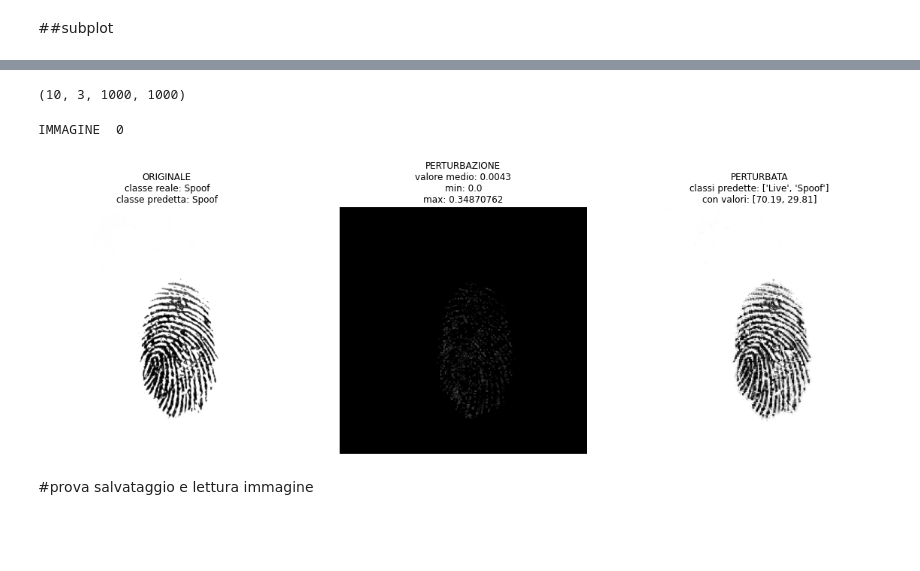
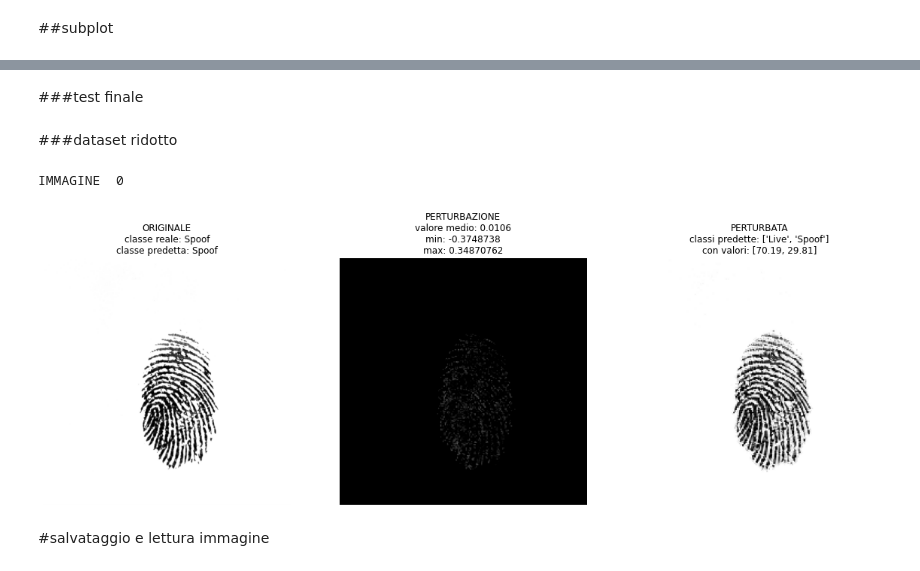
Before and after one commit to umbertogagl97/Tesi, a Jupyter notebook: Impronte/AttaccoScanner/Attacco_IFGM_completo_0_1.ipynb, the cells around one changed output, grey strips where cells are left out. Saved outputs shown, nothing was run; the diff lists cells and outputs as text; code cells hidden in the pictures; blank space fills up the shorter version.

```diff
--- a/Impronte/AttaccoScanner/Attacco_IFGM_completo_0_1.ipynb
+++ b/Impronte/AttaccoScanner/Attacco_IFGM_completo_0_1.ipynb
@@ -201,8 +186,9 @@ def compute_perturb(x,x_adv):
 # %% [markdown]
 ##Print subplot
 # %%
-def print_subplot(perturb,x_test,y_test,preds,x_test_adv,value_preds_adv,normalize=False):
+def print_subplot(perturb,x_test,y_test,preds,x_test_adv,value_preds_adv):
   '''
+    perturb: perturbazioni
     x_test: img originali
     y_test: classi originali
     preds: classi predette per img originali
@@ -210,15 +196,6 @@ def print_subplot(perturb,x_test,y_test,preds,x_test_adv,value_preds_adv,normali
     value_preds_adv: probabilità predette img contraddittorie
     normalize: se True normalizza le immagini
   '''
-
-  if normalize:
-    min,max=np.min(x_test),np.max(x_test)
-    x_test = (x_test - min) / (max - min)
-    min,max=np.min(x_test_adv),np.max(x_test_adv)
-    x_test_adv = (x_test_adv - min) / (max - min)
-
-
-  #perturb,val_pert,perturb_norm=compute_perturb(x_test,x_test_adv)
 
   #nel seguente ciclo for si crea un vettore delle classi predette ordinato per probabilità decrescente
   for i in range(len(x_test)):#(x_test.shape[0]):
@@ -266,13 +241,13 @@ con media senza datframe
 # %%
-def test_average_preds(classifier,input):
+def test_average(classifier,input):
   '''
   model: model trained
   test_loader: dataloader
-  return: pred: classe predetta, probabilities: probabilità per entrambe le classi
+  return: pred: classe predetta, probabilities, values
   '''
   preds=[]
   #value=[]
-  prob=nn.Softmax()
+  prob=nn.Softmax(dim=0)
 
   if input.shape[2]!=1000:
     input=transf_init(input)
@@ -290,7 +265,8 @@ def test_average_preds(classifier,input):
     spoof+=outputs[0][1]
   live=live/10
   spoof=spoof/10
-  predicted=np.argmax([live,spoof])
-  probabilities=prob(torch.Tensor([live,spoof])).numpy()
+  values=[live,spoof]
+  predicted=np.argmax(values)
+  probabilities=prob(torch.Tensor(values)).numpy()
 
-  return predicted,probabilities
+  return predicted,probabilities,values
@@ -695,7 +685,7 @@ from PIL import Image, ImageFile
 ImageFile.LOAD_TRUNCATED_IMAGES = True
 import random
 # FGM
-attack = IterativeFastGradientMethod(estimator=classifier, eps=1000,eps_step=0.001)
+attack = IterativeFastGradientMethod(estimator=classifier, eps=1000,eps_step=0.001,class_target=classes_name.index('Live'),max_iter=100,confidence=0.7)
 
 list_print=sorted(random.sample(range(dim_set),1))
 
@@ -718,7 +708,8 @@ for input,label in testgen:
   y_test=np.array((to_categorical(label.numpy(),2)))
   x_test=np.array(input.numpy())
   #cv2.imwrite("img_orig.png",x_test[0].transpose(1,2,0)*255)
-  x_test_adv=attack.generate(x=x_test,y=y_test,class_target=classes_name.index('Live'),max_iter=100,confidence=0.7)
+
+  x_test_adv=attack.generate(x=x_test,y=y_test)
   perturb=compute_perturb(x_test[0],x_test_adv[0])
 
   #x_test_adv=x_test_adv[0,:,:,:]
@@ -730,7 +721,7 @@ for input,label in testgen:
   if x_test_adv.shape[2]!=1000:
     x_test_adv=transf_init(x_test_adv)
 
-  pred,probabilities=test_average_preds(classifier,x_test_adv)
+  pred,probabilities,_=test_average(classifier,x_test_adv)
   Test_p = Test_p.append({'real': classes_name[int(label)] ,
                           'predicted': classes_name[pred], #qui metti pred
                           'prob_live': round(probabilities[0],4),
@@ -743,7 +734,12 @@ for input,label in testgen:
     y_print.append(y_test)
     y_print_adv.append(probabilities)
     perturb_print.append(perturb)
-#ora inizio: 20:57-> fine: 22:24
+
+x_print=np.array(x_print)
+y_print=np.array(y_print)
+x_print_adv=np.array(x_print_adv)
+y_print_adv=np.array(y_print_adv)
+perturb_print=np.array(perturb_print)
 # %% [output]
 Elem: 1/1
 # %% [markdown]
@@ -937,23 +815,23 @@ perturb_print=np.array(perturb_print)
-# %%
-print(x_print_adv.shape)
-# %% [output]
-(10, 3, 1000, 1000)
+# %% [markdown]
+###test finale
 # %%
 #da usare nel test finale
 preds_orig=Test_orig[1000:].predicted.values[list_print]
 print(preds_orig)
 print_subplot(perturb_print,x_print,y_print,preds_orig,x_print_adv,y_print_adv,normalize=False)
+# %% [markdown]
+###dataset ridotto
 # %%
 #da usare solo con dataset ridotto
 preds_orig=[]
 for input,_ in testgen:
-  preds_orig_i,_=test_average_preds(classifier,input)
+  preds_orig_i,_,_=test_average(classifier,input)
   preds_orig.append(preds_orig_i)
 preds_orig=np.array(preds_orig)
 preds_orig=preds_orig[list_print]
-print_subplot(perturb_print,x_print,y_print,preds_orig,x_print_adv,y_print_adv,normalize=False)
+print_subplot(perturb_print,x_print,y_print,preds_orig,x_print_adv,y_print_adv)
 # %% [output]
 IMMAGINE  0
-[figure, old version]
+[figure, new version]
 # %% [markdown]
-#prova salvataggio e lettura immagine
+#salvataggio e lettura immagine
```
Also changed, not shown: parts of 40 cells of this notebook.
